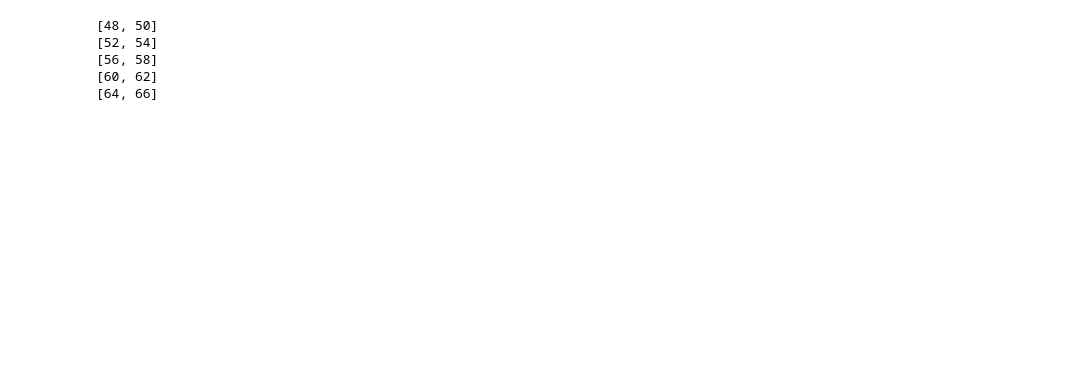
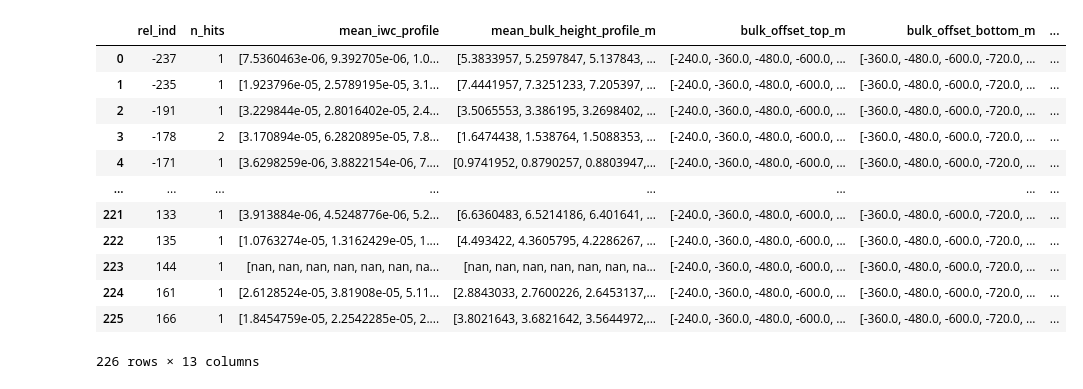
Before and after one commit to DragomirNikolov/MSGI, a Jupyter notebook: development/bulk_plots.ipynb, the cells around one changed output. Saved outputs shown, nothing was run; the diff lists cells and outputs as text; code cells hidden in the pictures; blank space fills up the shorter version.

```diff
--- a/development/bulk_plots.ipynb
+++ b/development/bulk_plots.ipynb
@@ -77,24 +208,34 @@ f" Levels below top: {BULK_LEVEL_OFFSETS_M[:,0]}"
+# %%
+stats_by_rel_time
+# %% [output]
+|  | rel_ind | n_hits | mean_iwc_profile | mean_bulk_height_profile_m | bulk_offset_top_m | bulk_offset_bottom_m | ... |
+| 0 | -237 | 1 | [7.5360463e-06, 9.392705e-06, 1.0... | [5.3833957, 5.2597847, 5.137843, ... | [-240.0, -360.0, -480.0, -600.0, ... | [-360.0, -480.0, -600.0, -720.0, ... | ... |
+| 1 | -235 | 1 | [1.923796e-05, 2.5789195e-05, 3.1... | [7.4441957, 7.3251233, 7.205397, ... | [-240.0, -360.0, -480.0, -600.0, ... | [-360.0, -480.0, -600.0, -720.0, ... | ... |
+| 2 | -191 | 1 | [3.229844e-05, 2.8016402e-05, 2.4... | [3.5065553, 3.386195, 3.2698402, ... | [-240.0, -360.0, -480.0, -600.0, ... | [-360.0, -480.0, -600.0, -720.0, ... | ... |
+| 3 | -178 | 2 | [3.170894e-05, 6.2820895e-05, 7.8... | [1.6474438, 1.538764, 1.5088353, ... | [-240.0, -360.0, -480.0, -600.0, ... | [-360.0, -480.0, -600.0, -720.0, ... | ... |
+| 4 | -171 | 1 | [3.6298259e-06, 3.8822154e-06, 7.... | [0.9741952, 0.8790257, 0.8803947,... | [-240.0, -360.0, -480.0, -600.0, ... | [-360.0, -480.0, -600.0, -720.0, ... | ... |
+| ... | ... | ... | ... | ... | ... | ... | ... |
+| 221 | 133 | 1 | [3.913884e-06, 4.5248776e-06, 5.2... | [6.6360483, 6.5214186, 6.401641, ... | [-240.0, -360.0, -480.0, -600.0, ... | [-360.0, -480.0, -600.0, -720.0, ... | ... |
+| 222 | 135 | 1 | [1.0763274e-05, 1.3162429e-05, 1.... | [4.493422, 4.3605795, 4.2286267, ... | [-240.0, -360.0, -480.0, -600.0, ... | [-360.0, -480.0, -600.0, -720.0, ... | ... |
+| 223 | 144 | 1 | [nan, nan, nan, nan, nan, nan, na... | [nan, nan, nan, nan, nan, nan, na... | [-240.0, -360.0, -480.0, -600.0, ... | [-360.0, -480.0, -600.0, -720.0, ... | ... |
+| 224 | 161 | 1 | [2.6128524e-05, 3.81908e-05, 5.11... | [2.8843033, 2.7600226, 2.6453137,... | [-240.0, -360.0, -480.0, -600.0, ... | [-360.0, -480.0, -600.0, -720.0, ... | ... |
+| 225 | 166 | 1 | [1.8454759e-05, 2.2542285e-05, 2.... | [3.8021643, 3.6821642, 3.5644972,... | [-240.0, -360.0, -480.0, -600.0, ... | [-360.0, -480.0, -600.0, -720.0, ... | ... |
+226 rows × 13 columns
 # %%
-top=10
-lower_step=2
-n_height=70
-a = np.arange(-1140,-2100,-120,dtype=np.float32,)
-np.array(list(zip(a[:-1],a[1:])))
-for level, (top_offset_m, bottom_offset_m) in enumerate(BULK_LEVEL_OFFSETS_M):
-    start = int(round(abs(top_offset_m) / DARDAR_DZ_M))
-    stop = int(round(abs(bottom_offset_m) / DARDAR_DZ_M))
+# top=10
+# lower_step=2
+# n_height=70
+# a = np.arange(-1140,-2100,-120,dtype=np.float32,)
+# np.array(list(zip(a[:-1],a[1:])))
+# for level, (top_offset_m, bottom_offset_m) in enumerate(BULK_LEVEL_OFFSETS_M):
+#     start = int(round(abs(top_offset_m) / DARDAR_DZ_M))
+#     stop = int(round(abs(bottom_offset_m) / DARDAR_DZ_M))
 
-    pair = [
-        top + lower_step * idx
-        for idx in range(start, stop)
-        if 0 <= top + lower_step * idx < n_height
-    ]
-    if (not pair) or (len(pair)!=2):
-        continue
-    print(pair)
+#     pair = [
+#         top + lower_step * idx
+#         for idx in range(start, stop)
+#         if 0 <= top + lower_step * idx < n_height
+#     ]
+#     if (not pair) or (len(pair)!=2):
+#         continue
+#     print(pair)
-# %% [output]
-[48, 50]
-[52, 54]
-[56, 58]
-[60, 62]
-[64, 66]
```
Also changed, not shown: parts of 29 cells of this notebook, 9 other files.
